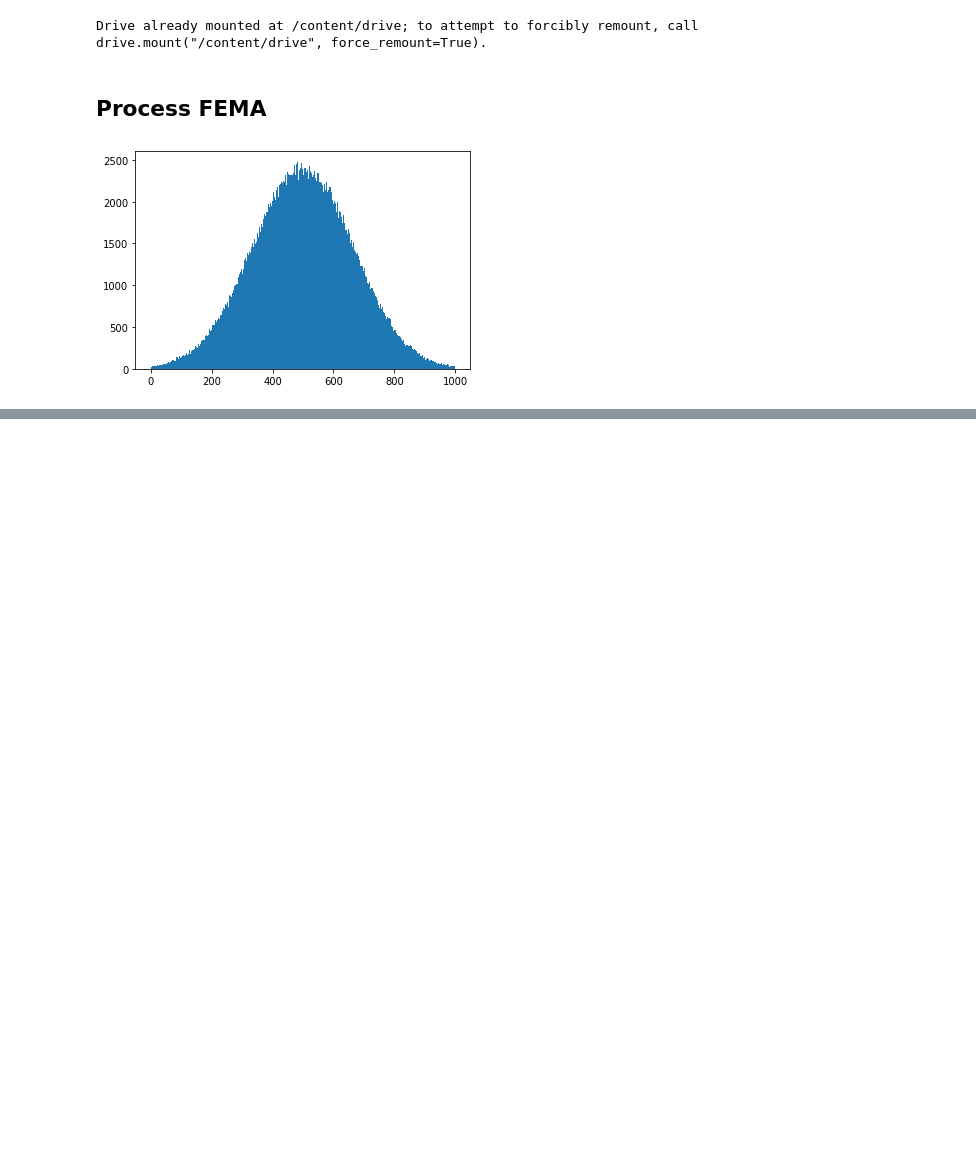
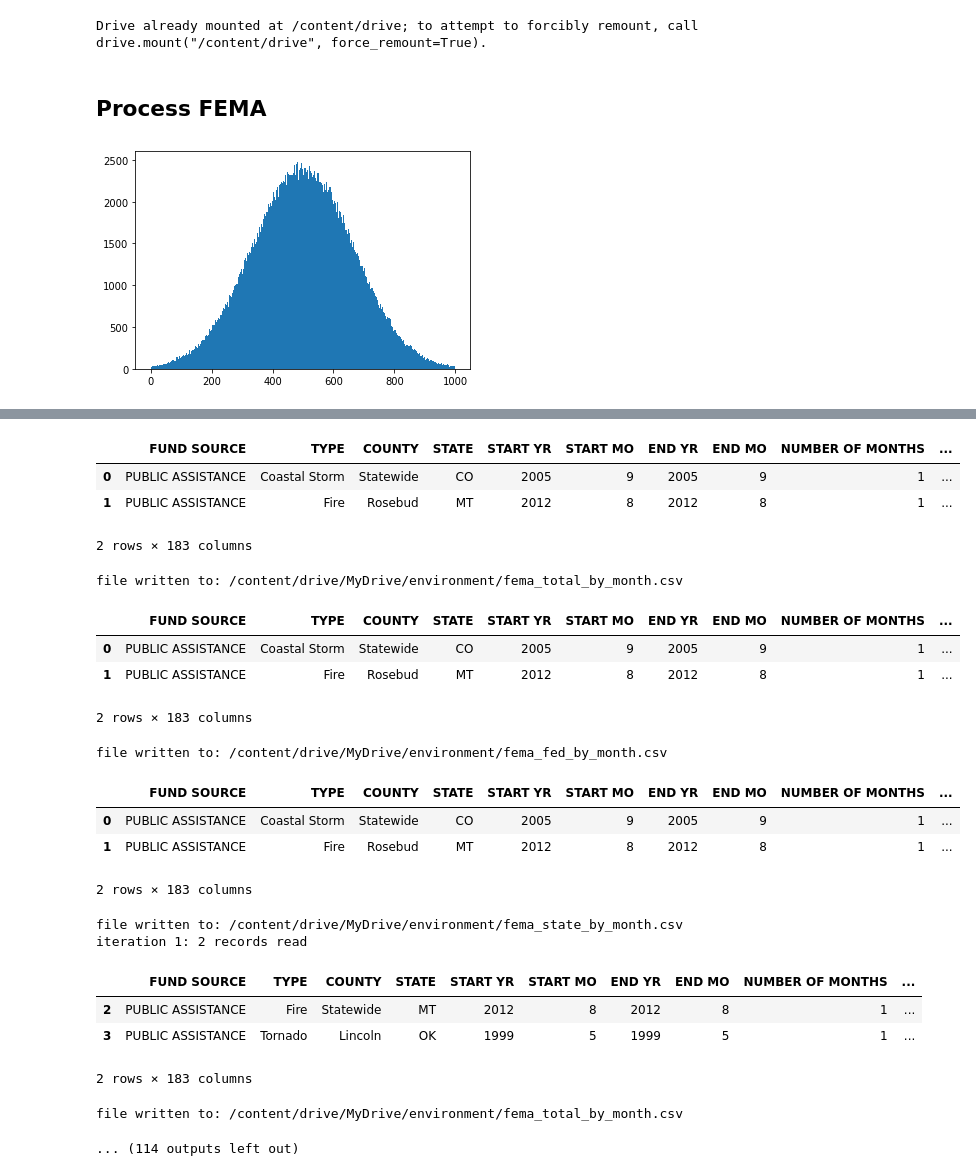
Before and after one commit to hmobley/environment, a Jupyter notebook: fema.ipynb, the cells around one changed output, grey strips where cells are left out. Saved outputs shown, nothing was run; the diff lists cells and outputs as text; code cells hidden in the pictures; blank space fills up the shorter version.

Commit message:
implemented chunk processing.  Works for small file.

```diff
--- a/fema.ipynb
+++ b/fema.ipynb
@@ -49,7 +49,8 @@
 # %%
 # set to true to create output files again
 create_output_files = False
-chunk_size = 200000
+#chunk_size = 200000
+chunk_size=2
 # %%
 import pandas as pd
 import numpy as np
@@ -302 +377,42 @@ def create_spend_report(colspend,display_result=True,save=False,test_sums=False)
+# %%
+if dffema_len > 0:
+    n=0
+    while True:
+        df = dffema[(dffema.index >= n*chunk_size) \
+                    & (dffema.index < (n+1)*chunk_size)].copy()
+        if len(df) > 0:
+            df_orig = df.copy()
+            prep(copy_orig=False)
+            create_spend_report("TOTAL PROJECT SPEND",save=True)
+            prep()
+            create_spend_report("FED SPEND",save=True)
+            prep()
+            create_spend_report("STATE SPEND",save=True)
+        print(F"iteration {n+1}: {len(df)} records read")
+        n += 1
+        if n*chunk_size > (dffema_len-1):
+            break
+# %% [output]
+|  | FUND SOURCE | TYPE | COUNTY | STATE | START YR | START MO | END YR | END MO | NUMBER OF MONTHS | ... |
+| 0 | PUBLIC ASSISTANCE | Coastal Storm | Statewide | CO | 2005 | 9 | 2005 | 9 | 1 | ... |
+| 1 | PUBLIC ASSISTANCE | Fire | Rosebud | MT | 2012 | 8 | 2012 | 8 | 1 | ... |
+2 rows × 183 columns
+file written to: /content/drive/MyDrive/environment/fema_total_by_month.csv
+|  | FUND SOURCE | TYPE | COUNTY | STATE | START YR | START MO | END YR | END MO | NUMBER OF MONTHS | ... |
+| 0 | PUBLIC ASSISTANCE | Coastal Storm | Statewide | CO | 2005 | 9 | 2005 | 9 | 1 | ... |
+| 1 | PUBLIC ASSISTANCE | Fire | Rosebud | MT | 2012 | 8 | 2012 | 8 | 1 | ... |
+2 rows × 183 columns
+file written to: /content/drive/MyDrive/environment/fema_fed_by_month.csv
+|  | FUND SOURCE | TYPE | COUNTY | STATE | START YR | START MO | END YR | END MO | NUMBER OF MONTHS | ... |
+| 0 | PUBLIC ASSISTANCE | Coastal Storm | Statewide | CO | 2005 | 9 | 2005 | 9 | 1 | ... |
+| 1 | PUBLIC ASSISTANCE | Fire | Rosebud | MT | 2012 | 8 | 2012 | 8 | 1 | ... |
+2 rows × 183 columns
+file written to: /content/drive/MyDrive/environment/fema_state_by_month.csv
+iteration 1: 2 records read
+|  | FUND SOURCE | TYPE | COUNTY | STATE | START YR | START MO | END YR | END MO | NUMBER OF MONTHS | ... |
+| 2 | PUBLIC ASSISTANCE | Fire | Statewide | MT | 2012 | 8 | 2012 | 8 | 1 | ... |
+| 3 | PUBLIC ASSISTANCE | Tornado | Lincoln | OK | 1999 | 5 | 1999 | 5 | 1 | ... |
+2 rows × 183 columns
+file written to: /content/drive/MyDrive/environment/fema_total_by_month.csv
+... (114 outputs left out)
 # %%
```
Also changed, not shown: parts of 14 cells of this notebook.
